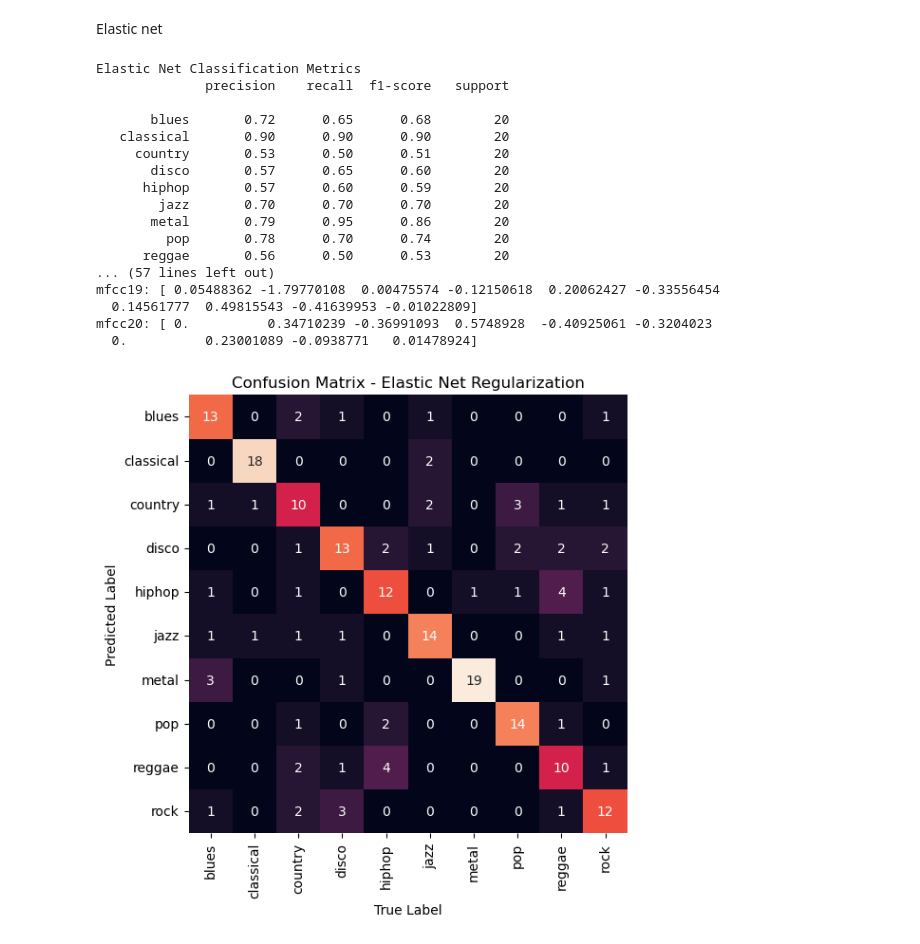
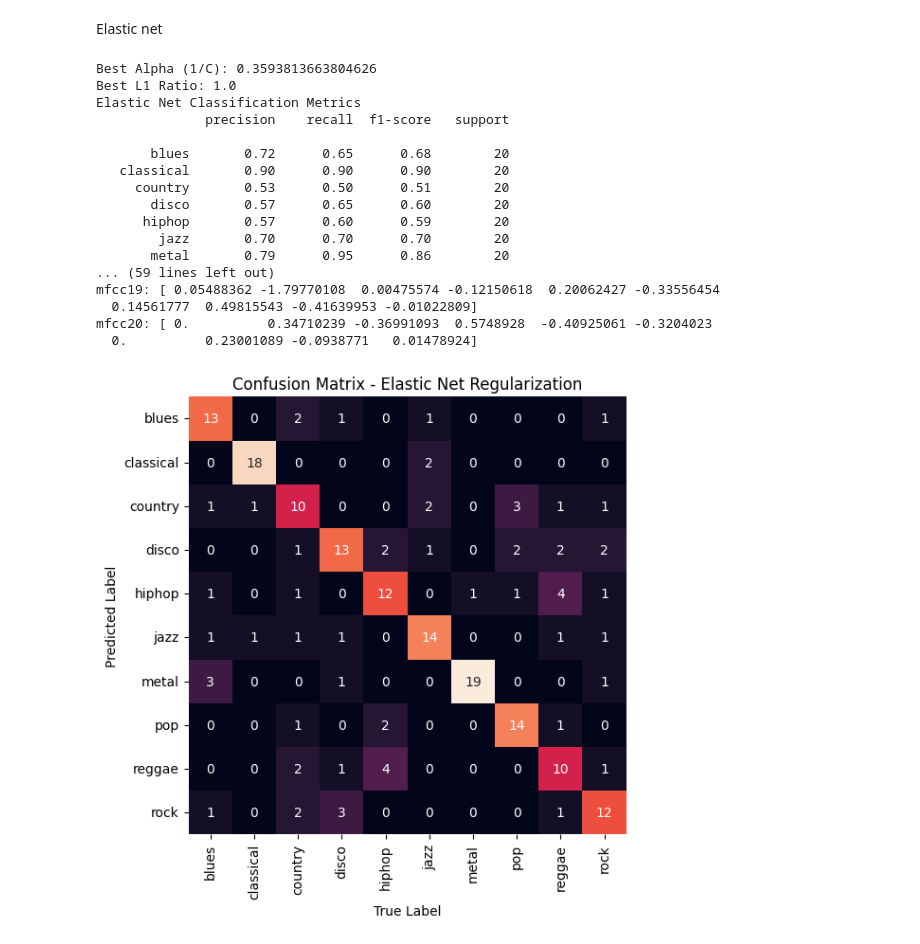
Before and after one commit to JHamoni676/cs5830-FinalProject, a Jupyter notebook: finalproject.ipynb, the cells around one changed output. Saved outputs shown, nothing was run; the diff lists cells and outputs as text; code cells hidden in the pictures.

```diff
--- a/finalproject.ipynb
+++ b/finalproject.ipynb
@@ -598,46 +619,51 @@ elastic_net_classifier = LogisticRegressionCV(
 
 elastic_net_classifier.fit(X_train_scaled, y_train)
 
+best_C = elastic_net_classifier.C_[0]
+best_l1_ratio = elastic_net_classifier.l1_ratio_[0]
+
+print(f"Best Alpha (1/C): {1/best_C}")
+print(f"Best L1 Ratio: {best_l1_ratio}")
+
 y_pred_class = elastic_net_classifier.predict(X_test_scaled)
 unique_labels = sorted(np.unique(y_test))
 target_names = [label_mapping[label] for label in unique_labels]
 
 print("Elastic Net Classification Metrics")
 print(classification_report(y_test, y_pred_class, target_names=target_names))
-
 
 coefficients = list(zip(elastic_net_classifier.coef_.T, X.columns))
 non_zero_coefficients = [coef for coef in coefficients if np.any(coef[0] != 0)]
 
 print("Non-zero Coefficients:")
 for coef, name in non_zero_coefficients:
     print(f"{name}: {coef}")
 
 mat_logistic = confusion_matrix(y_test, y_pred_class)
 
 plt.figure(figsize=(8, 6))
 sns.heatmap(mat_logistic.T, square=True, annot=True, fmt='d', cbar=False,
             xticklabels=target_names, yticklabels=target_names)
 plt.xlabel('True Label')
 plt.ylabel('Predicted Label')
 plt.title('Confusion Matrix - Elastic Net Regularization')
 plt.show()
 # %% [output]
+Best Alpha (1/C): 0.3593813663804626
+Best L1 Ratio: 1.0
 Elastic Net Classification Metrics
               precision    recall  f1-score   support
 
        blues       0.72      0.65      0.68        20
    classical       0.90      0.90      0.90        20
      country       0.53      0.50      0.51        20
        disco       0.57      0.65      0.60        20
       hiphop       0.57      0.60      0.59        20
         jazz       0.70      0.70      0.70        20
        metal       0.79      0.95      0.86        20
-         pop       0.78      0.70      0.74        20
-      reggae       0.56      0.50      0.53        20
-... (57 lines left out)
+... (59 lines left out)
 mfcc19: [ 0.05488362 -1.79770108  0.00475574 -0.12150618  0.20062427 -0.33556454
   0.14561777  0.49815543 -0.41639953 -0.01022809]
 mfcc20: [ 0.          0.34710239 -0.36991093  0.5748928  -0.40925061 -0.3204023
   0.          0.23001089 -0.0938771   0.01478924]
-[figure, old version]
+[figure, new version]
```
Also changed, not shown: parts of 6 cells of this notebook.
